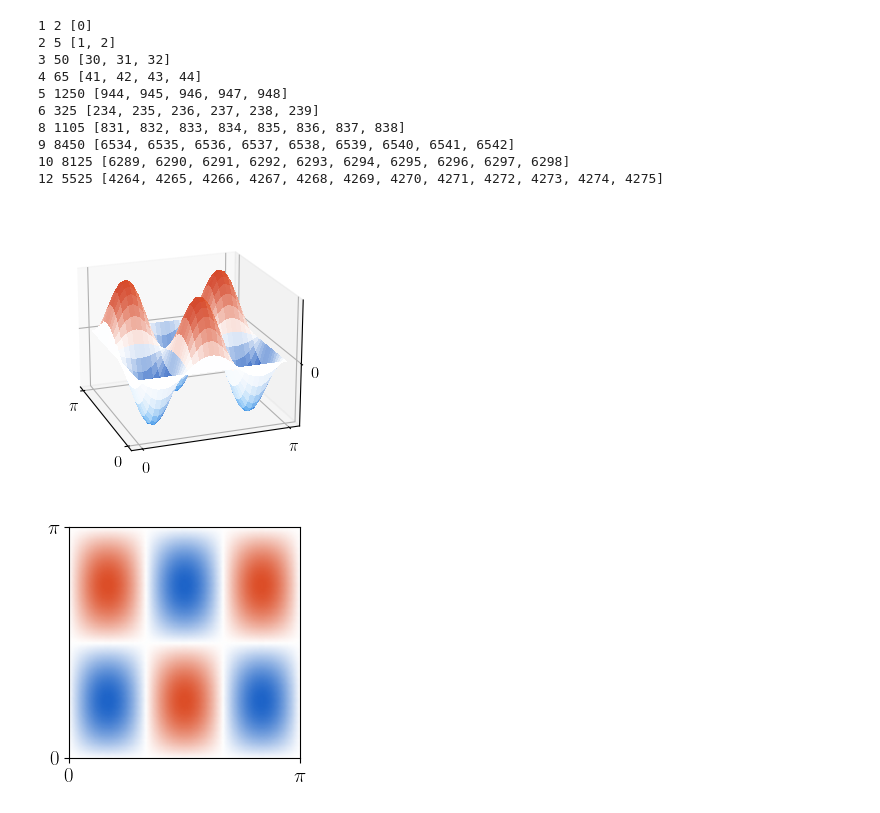
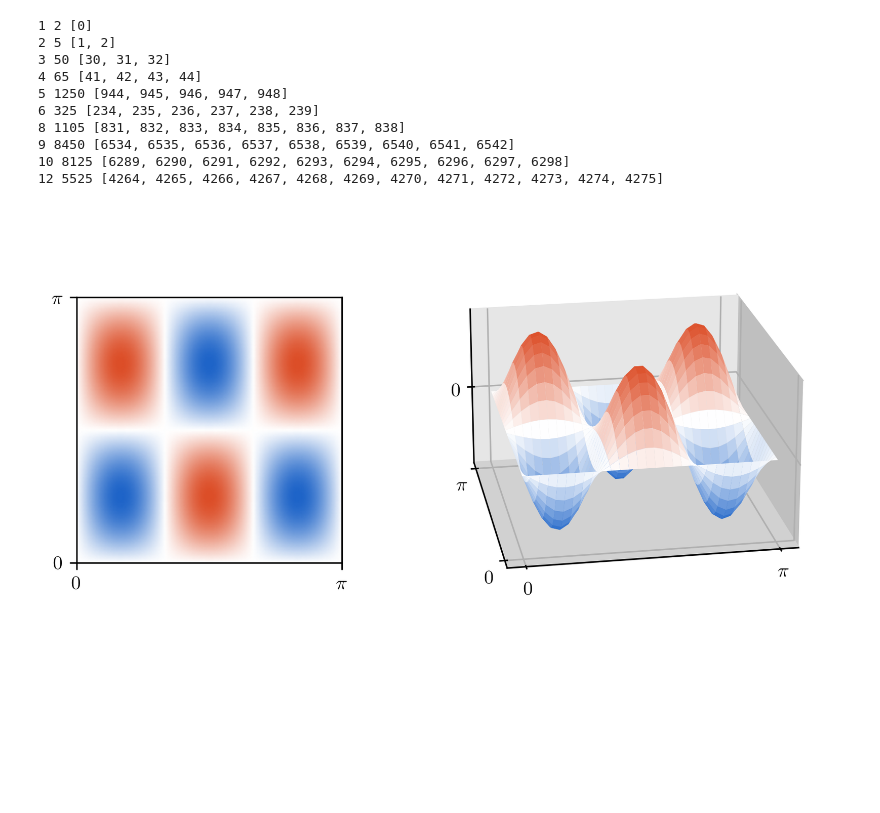
Before and after one commit to toonijn/PhD-thesis, a Jupyter notebook: img/chapter3/example_zero.ipynb, the cells around one changed output. Cells and saved outputs as stored; diff of their text form; code cells hidden in the pictures; blank space fills up the shorter version.

```diff
--- a/img/chapter3/example_zero.ipynb
+++ b/img/chapter3/example_zero.ipynb
@@ -34,61 +34,50 @@ for v, indexes in sorted(multiplicities.items(), key=lambda v: (len(v[1]), v[0])
 # %%
 import numpy as np
 from math import pi
 from matplotlib.colors import LightSource
 
-i = 2
-j = 3
+i = 3
+j = 2
 
 xs = np.linspace(0, pi, 30)
 X, Y = np.meshgrid(xs, xs)
 
 f = np.sin(i * X) * np.sin(j * Y)
 
-fs1 = 12
-fs2 = 15
 
-fig, ax = plt.subplots(subplot_kw=dict(projection='3d'), figsize=(3.5, 3.5))
+fig = plt.figure(figsize=(7,4), dpi=300)
+gs = fig.add_gridspec(1, 2, width_ratios=(2.5, 4))
+ax3 = fig.add_subplot(gs[0, 1], projection='3d')
 
-ls = LightSource()
-# To use a custom hillshading mode, override the built-in shading and pass
-# in the rgb colors of the shaded surface calculated from "shade".
-rgb = ls.shade(f, cmap=ugent.RdBu, blend_mode='soft')
-surf = ax.plot_surface(X, Y, -f, rstride=1, cstride=1, facecolors=rgb,
-                       linewidth=0, antialiased=False, shade=False)
-ax.set_xticks([0, pi])
-ax.set_xticklabels(["$0$", "$\\pi$"], fontsize=fs1)
-ax.set_yticks([0, pi])
-ax.set_yticklabels(["$0$", "$\\pi$"], fontsize=fs1)
-ax.invert_yaxis()
-ax.set_zticks([0])
-ax.set_zticklabels(["$0$"], fontsize=fs1)
-ax.tick_params(axis='both', which='major', pad=-2)
-ax.view_init(elev=20., azim=-20)
+ugent.style_3d(ax3)
 
-plt.savefig("example_zero_3d.png", bbox_inches="tight", dpi=800)
-plt.show()
-
-
+surf = ax3.plot_surface(X, Y, -f, cmap=ugent.RdBu.reversed(), vmin=-1, vmax=1, alpha=1, linewidth=0, antialiased=True)
+ax3.set_xticks([0, pi])
+ax3.set_xticklabels(["$0$", "$\\pi$"])
+ax3.set_yticks([0, pi])
+ax3.set_yticklabels(["$0$", "$\\pi$"])
+ax3.set_zticks([0])
+ax3.set_zticklabels(["$0$"])
+ax3.tick_params(axis='both', which='major', pad=-2)
+ax3.view_init(elev=20., azim=-100)
+ax3.set_box_aspect((1, 1, 0.6))
 
 xs = np.linspace(0, pi, 200)
 X, Y = np.meshgrid(xs, xs)
 
 f = np.sin(i * X) * np.sin(j * Y)
 
-fig, ax = plt.subplots(figsize=(3, 3))
+ax = fig.add_subplot(gs[0,0])
 
-ls = LightSource()
-# To use a custom hillshading mode, override the built-in shading and pass
-# in the rgb colors of the shaded surface calculated from "shade".
-surf = ax.pcolormesh(X, Y, f.T, cmap=ugent.RdBu, shading="gouraud")
+surf = ax.pcolormesh(X, Y, f, cmap=ugent.RdBu, shading="gouraud")
 ax.set_xticks([0, pi])
-ax.set_xticklabels(["$0$", "$\\pi$"], fontsize=fs2)
+ax.set_xticklabels(["$0$", "$\\pi$"])
 ax.set_yticks([0, pi])
-ax.set_yticklabels(["$0$", "$\\pi$"], fontsize=fs2)
+ax.set_yticklabels(["$0$", "$\\pi$"])
 ax.set_aspect(1)
 
-plt.savefig("example_zero_2d.png", bbox_inches="tight", dpi=800)
+bbox = fig.bbox_inches.from_bounds(0.6, 0.7, 5.5, 2.5)
+plt.savefig("example_zero_both.png", bbox_inches=bbox, dpi=500)
 plt.show()
 # %% [output]
-[figure, old version]
+[figure, new version]
-[figure, removed]
```
Also changed, not shown: 43 other files.
